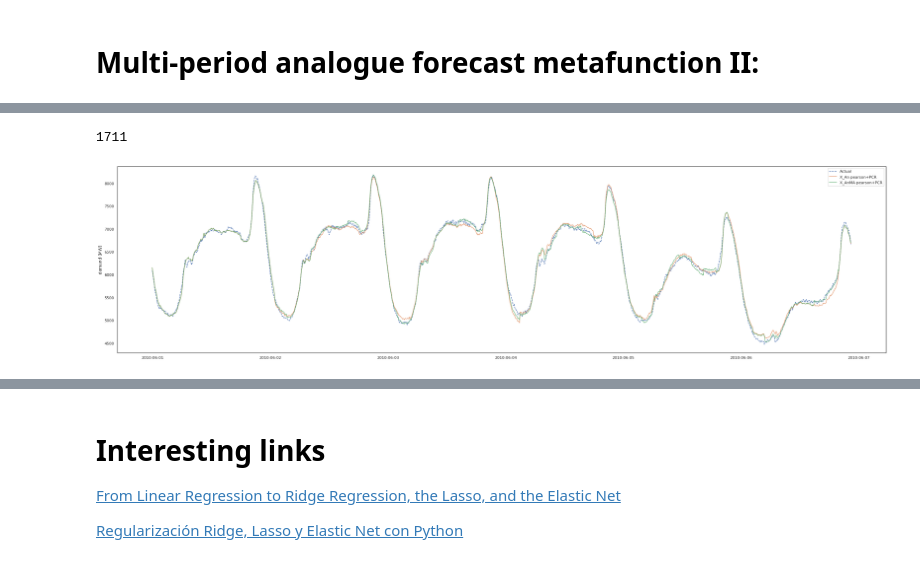
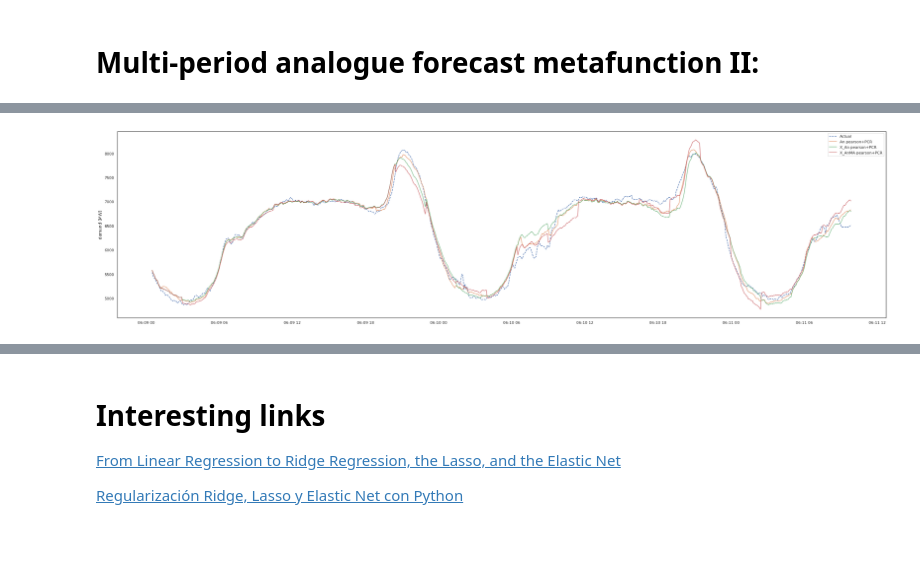
Before and after one commit to urieliram/analog, a Jupyter notebook: Analog3.ipynb, the cells around one changed output, grey strips where cells are left out. Cells and saved outputs as stored; diff of their text form; code cells hidden in the pictures.

```diff
--- a/Analog3.ipynb
+++ b/Analog3.ipynb
@@ -596,6 +570,7 @@ typereg   = 'PCR'      ## Regression model 'OLSstep' 'Boosting' 'Bagging' 'Linea
 # >>> provisional para pruebas preliminares (-comentar-)
 positions_test= [(9218, 43770, 43780)] ## falla
 positions_test= [(8928, 43487, 46487)] ## Predecir junio
+positions_test= [(11239, 45798, 46487)] ## Predecir junio
 # %% [markdown]
 # Multi-period **analogue** forecast metafunction **II**:
 # %%
@@ -625,29 +600,27 @@ forecastAnMA_   = []
 forecastX_An_   = []
 forecastX_AnMA_ = []
 nfail = 0
-fail_ = False
+fail  = []
 for to,tt,tf in positions_test:
     j=0
     s=n_p
     for i in range(tt,tf,1):
+        print(j,tt+j)
         ## Analogue method parameters
         X_train  = numpy.array(serie1[to+j:tt+j])
-        #try:
         verbose=False
-            #if tt+j >= 43770:
-            #    verbose =True
-        pred_, t_sel_, t_reg_, fail_ = analogo_knn(X_train, vsele=vsele, k=k, tol=tol, typedist=typedist, typereg=typereg, verbose=verbose)
+        fail_ = False
+        pred_, t_sel_, t_reg_, fail_ = analogo_knn(X_train, vsele=vsele, k=k, tol=tol, typedist=typedist, typereg=typereg,id=tt+j, verbose=verbose)
         t_sel.append(t_sel_)
         t_reg.append(t_reg_)
-        #except:
-            #print("!!! Error has occurred in the position:",to+j,tt+j)
+
         if fail_==True:
             nfail = nfail + 1
             print(">>> Persistence forecast in position:",tt+j)
+            fail.append(tt + j)
         pred_list  = pred_.tolist()
         forecastAn_ = forecastAn_ + pred_list[0:1]
-        print(j)
-        if j >= vsele :
+        if j >= n_p :
             a = -min(j,vsele) -1
             b = -1
             array1 = np.array(forecastAn_[a:b])
@@ -655,7 +628,7 @@ for to,tt,tf in positions_test:
             d = tt + j
             array2 = np.array(serie1[c:d])
             epsilon = np.subtract(array1,array2) ## Errores del primer pronóstico
-            ar = AutoReg(epsilon, lags=3*n_p).fit()
+            ar = AutoReg(epsilon, lags=1).fit()   ## 3*n_p
             delta = ar.forecast(1)
             MA_ = pred_list[0:1] - delta
             forecastAnMA_.extend(MA_)
@@ -683,3 +656,4 @@ for to,tt,tf in positions_test:
         forecastX_An_  = forecastX_An_[  0:end]
         forecastX_AnMA_= forecastX_AnMA_[0:end]
 print('>>>Number of forecasts not calculated:', nfail)
+print(fail)
@@ -691,40 +683,34 @@ forecastX_An_  = forecastX_An_[  0:end]
 forecastX_AnMA_= forecastX_AnMA_[0:end]
 forecastp_= forecastp_[0:end]
 test_= test_[0:end]
-# %%
-print(len(forecastAn_))
-# %% [output]
-1711
 # %%
 date_i = df_5.reset_index().iloc[tt].Date
 # %%
 df_results = pd.DataFrame({
   'datetime'          : pd.date_range(date_i, periods=len(test_), freq="5T"),
   'Actual'            : test_,
   #'Persistence'       : forecastp_,
-  #'An '    +typedist+'+'+typereg   : forecastAn_,
+  'An '    +typedist+'+'+typereg   : forecastAn_,
   #'AnMA '  +typedist+'+'+typereg   : forecastAnMA_,
   'X_An '  +typedist+'+'+typereg   : forecastX_An_,
   'X_AnMA '+typedist+'+'+typereg   : forecastX_AnMA_,
 })
 df_results = df_results.set_index('datetime')
-
-## Save in csv files
 
 df_results.to_csv('results_'+serie+'_'+monthyear+'.csv')
 
 plt.figure(figsize=(40, 10))
 for c in df_results:
   if c == 'Actual':
     plt.plot(df_results[c], '--', label = c)
   else:
     plt.plot(df_results[c], label = c, alpha=0.8)
 plt.legend()
 plt.ylabel('demand (MW)')
 plt.savefig('series_'+seriesname+'_'+monthyear+'.pdf')
 plt.show()
 # %% [output]
-[figure, old version]
+[figure, new version]
 # %%
 a=0; b=2000
 mae_p  = mean_absolute_error(test_[a:b],forecastp_[a:b])
```
Also changed, not shown: parts of 9 cells of this notebook.
